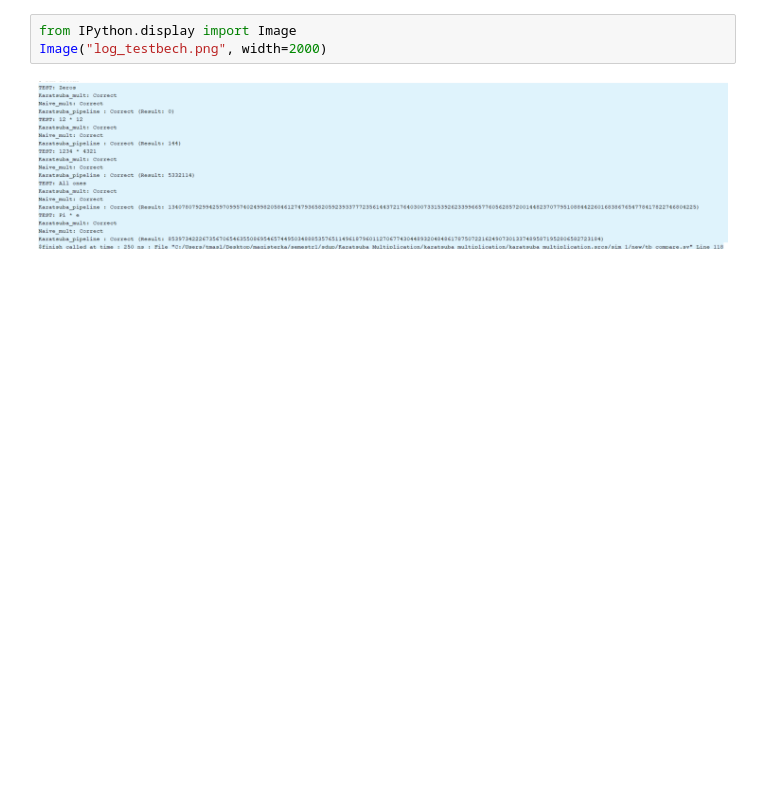
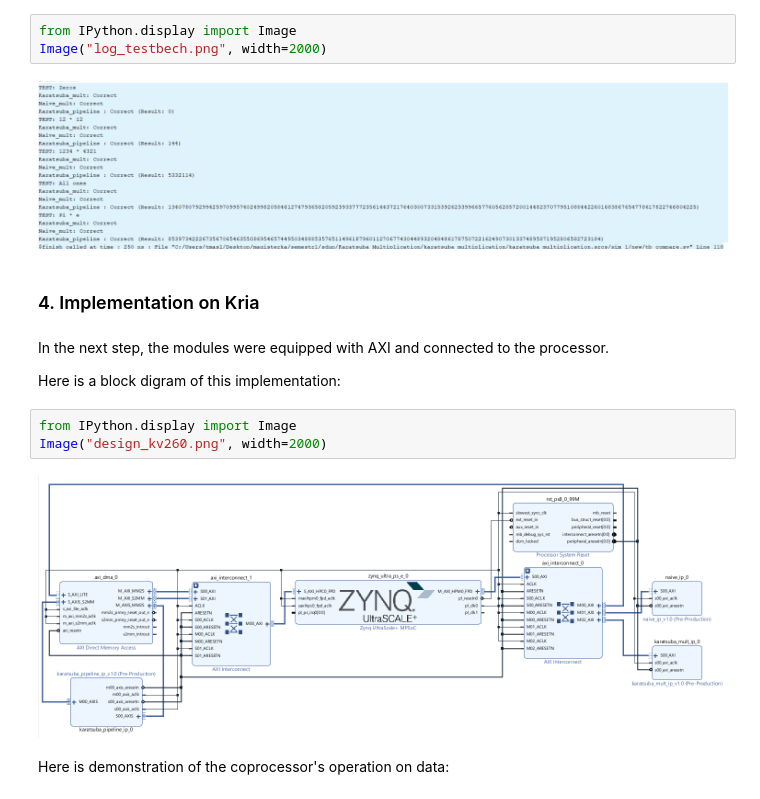
Before and after one commit to AKozdr03/Karatsuba_Multiplication, a Jupyter notebook: Karatsuba_Multiplication.ipynb, the cells around one changed output. Drawn from its saved outputs; the diff is of its cells as text; blank space fills up the shorter version.

```diff
--- a/Karatsuba_Multiplication.ipynb
+++ b/Karatsuba_Multiplication.ipynb
@@ -173,3 +171,16 @@ from IPython.display import Image
 Image("log_testbech.png", width=2000)
 # %% [output]
 [figure]
+# %% [markdown]
+### 4. Implementation on Kria
+# %% [markdown]
+In the next step, the modules were equipped with AXI and connected to the processor.
+
+Here is a block digram of this implementation:
+# %%
+from IPython.display import Image
+Image("design_kv260.png", width=2000)
+# %% [output]
+[figure, added]
+# %% [markdown]
+Here is demonstration of the coprocessor's operation on data:
```
Also changed, not shown: parts of 6 cells of this notebook, 2 other files.
